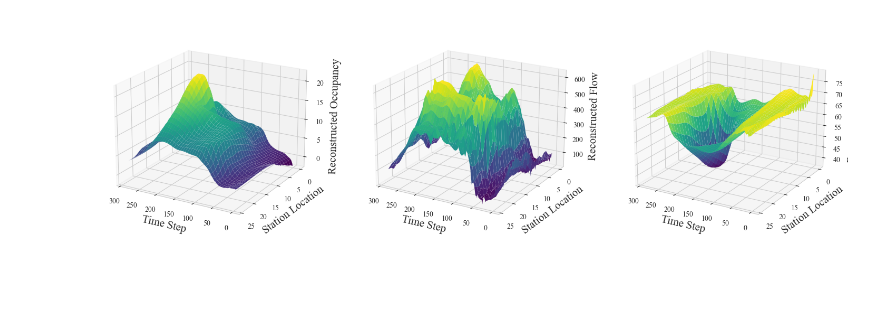
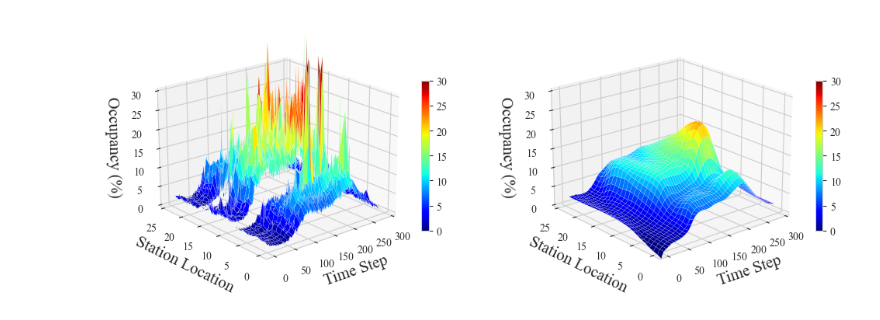
Before and after one commit to wzh96/Flow_PDE_FIND, a Jupyter notebook: Prediction.ipynb, the cells around one changed output. Saved outputs shown, nothing was run; the diff lists cells and outputs as text; code cells hidden in the pictures; blank space fills up the shorter version.

Commit message:
Modified Visualization Codes

```diff
--- a/Prediction.ipynb
+++ b/Prediction.ipynb
@@ -66,53 +66,41 @@ Occupancy = 100*Occupancy.iloc[:,:288]
 Flow = Flow.iloc[:,:288]
 Speed = Speed.iloc[:,:288]
 # %%
-fig = plt.figure(figsize=(18, 9))
+# Occupancy Reconstruction
+fig = plt.figure(figsize=(12, 5))
 plt.rcParams['font.family'] = 'Times New Roman'
+
+up_lim = 30
+low_lim = 0
+norm = plt.Normalize(low_lim, up_lim)
 
 loc, time = occupancy_recon_wide.index.values, occupancy_recon_wide.columns.astype(int).values
 loc, time = np.meshgrid(loc, time)
 occu_values = occupancy_recon_wide.values.T
 occu_ori = Occupancy.values.T
 
-ax1 = fig.add_subplot(131, projection='3d')
-surf1 = ax1.plot_surface(time, loc, occu_values, cmap='viridis',linewidth=0.02, alpha = 1, antialiased=True)
-
-ax1.view_init(elev=20, azim=120)
+ax1 = fig.add_subplot(121, projection='3d')
+surf1 = ax1.plot_surface(time, loc, occu_ori, cmap='jet',linewidth=0.1, alpha = 1, antialiased=True, norm=norm)
+ax1.set_zlim(low_lim, up_lim)
+ax1.view_init(elev=20, azim=230)
 ax1.set_xlabel('Time Step', fontsize = 15)
 ax1.set_ylabel('Station Location', fontsize = 15)
-ax1.set_zlabel('Reconstructed Occupancy', fontsize = 15)
-#ax1.set_title('Occupancy Reconstruction', fontsize = 16)
+ax1.set_zlabel('Occupancy (%)', fontsize = 15)
+#ax1.set_title('Observed Occupancy', fontsize = 20)
 
-
-loc, time = flow_recon_wide.index.values, flow_recon_wide.columns.astype(int).values
-loc, time = np.meshgrid(loc, time)
-flow_values = flow_recon_wide.values.T
-flow_ori = Flow.values.T
-
-ax2 = fig.add_subplot(132, projection='3d')
-surf3 = ax2.plot_surface(time, loc, flow_values, cmap='viridis',linewidth=0.02, antialiased=True)
-
-ax2.view_init(elev=20, azim=120)
+ax2 = fig.add_subplot(122, projection='3d')
+surf2 = ax2.plot_surface(time, loc, occu_values, cmap='jet',linewidth=0.1, alpha = 1, antialiased=True, norm=norm)
+ax2.set_zlim(low_lim, up_lim)
+ax2.view_init(elev=20, azim=230)
 ax2.set_xlabel('Time Step', fontsize = 15)
 ax2.set_ylabel('Station Location', fontsize = 15)
-ax2.set_zlabel('Reconstructed Flow', fontsize = 15)
-#ax2.set_title('Flow Reconstruction', fontsize = 16)
+ax2.set_zlabel('Occupancy (%)', fontsize = 15)
+#ax2.set_title('Reconstructed Occupancy', fontsize = 20)
 
-
-loc, time = speed_recon_wide.index.values, speed_recon_wide.columns.astype(int).values
-loc, time = np.meshgrid(loc, time)
-speed_values = speed_recon_wide.values.T
-speed_ori = Speed.values.T
-
-ax3 = fig.add_subplot(133, projection='3d')
-surf5 = ax3.plot_surface(time, loc, speed_values, cmap='viridis',linewidth=0.02, antialiased=True)
-ax3.view_init(elev=20, azim=120)
-ax3.set_xlabel('Time Step', fontsize = 15)
-ax3.set_ylabel('Station Location', fontsize = 15)
-ax3.set_zlabel('Reconstructed Speed', fontsize = 15)
-#ax3.set_title('Speed Reconstruction', fontsize = 16)
+fig.colorbar(surf1, ax=ax1, shrink=0.5)
+fig.colorbar(surf2, ax=ax2, shrink=0.5)
 #plt.tight_layout()
 plt.show()
-fig.savefig("Figures/Reconstruction_3D.png", dpi = 300)
+fig.savefig("Figures/Reconstruction/Occupancy_3D.png",bbox_inches='tight', dpi = 300)
 # %% [output]
-[figure, old version]
+[figure, new version]
```
Also changed, not shown: parts of 5 cells of this notebook, 5 other files.
